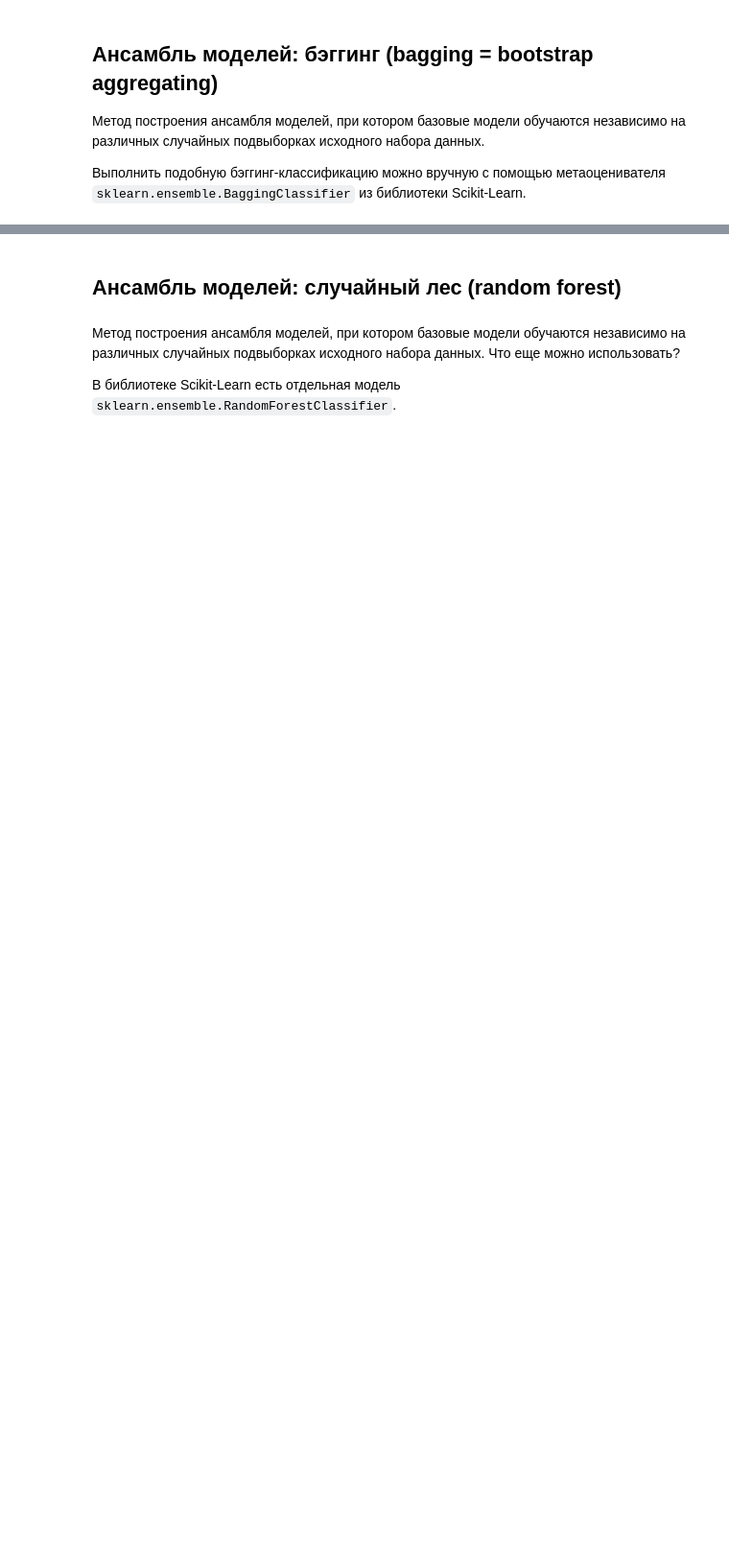
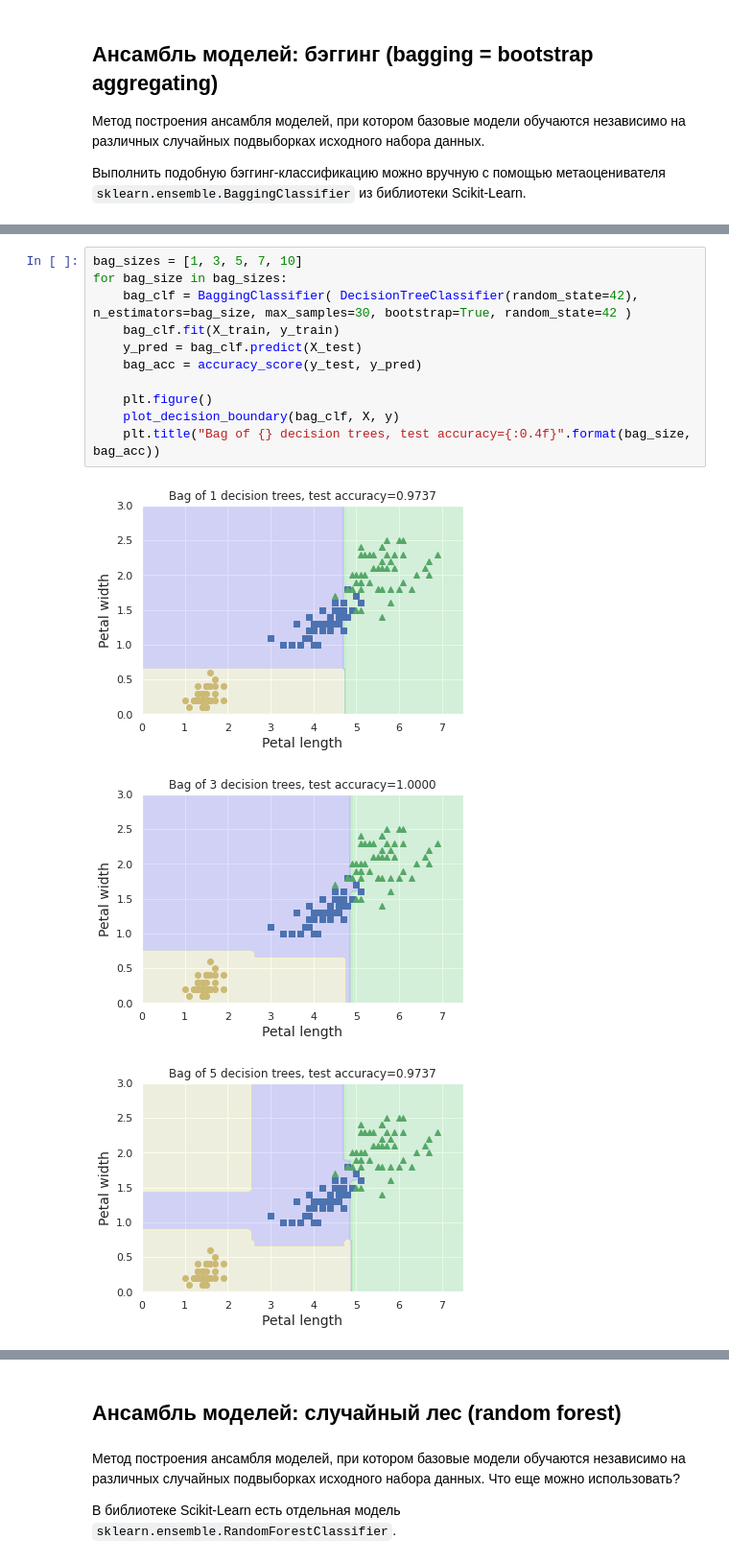
Before and after one commit to SergeyMalashenko/MachineLearning_Summer_2023, a Jupyter notebook: seminars/11/seminar_11.ipynb, the cells around one changed output, grey strips where cells are left out. Shown at 96% size. Drawn from its saved outputs; the diff is of its cells as text; blank space fills up the shorter version.

```diff
--- a/seminars/11/seminar_11.ipynb
+++ b/seminars/11/seminar_11.ipynb
@@ -364,0 +389,15 @@ plt.show()
+# %%
+bag_sizes = [1, 3, 5, 7, 10]
+for bag_size in bag_sizes:
+    bag_clf = BaggingClassifier( DecisionTreeClassifier(random_state=42), n_estimators=bag_size, max_samples=30, bootstrap=True, random_state=42 )
+    bag_clf.fit(X_train, y_train)
+    y_pred = bag_clf.predict(X_test)
+    bag_acc = accuracy_score(y_test, y_pred)
+
+    plt.figure()
+    plot_decision_boundary(bag_clf, X, y)
+    plt.title("Bag of {} decision trees, test accuracy={:0.4f}".format(bag_size, bag_acc))
+# %% [output]
+[figure, added]
+[figure, added]
+[figure, added]
```
Also changed, not shown: parts of 46 cells of this notebook.
